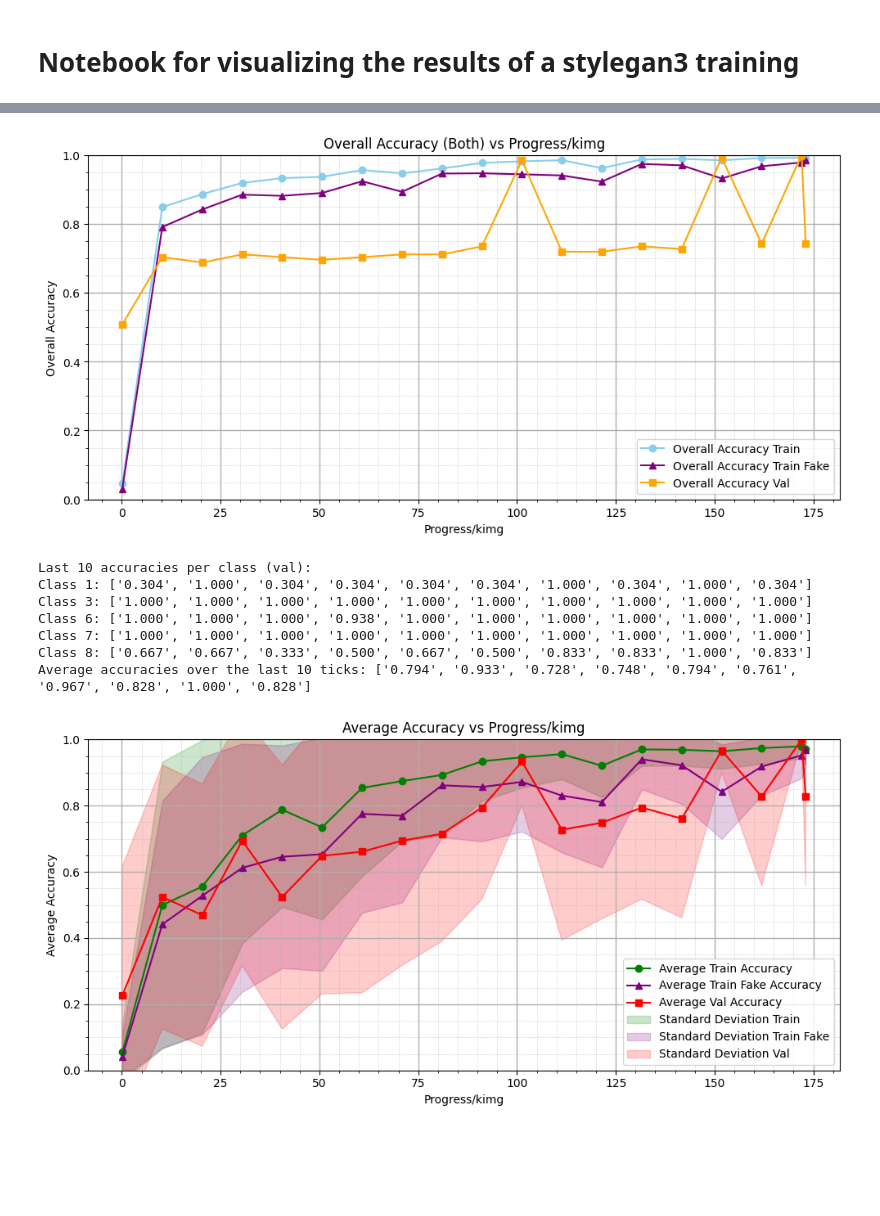
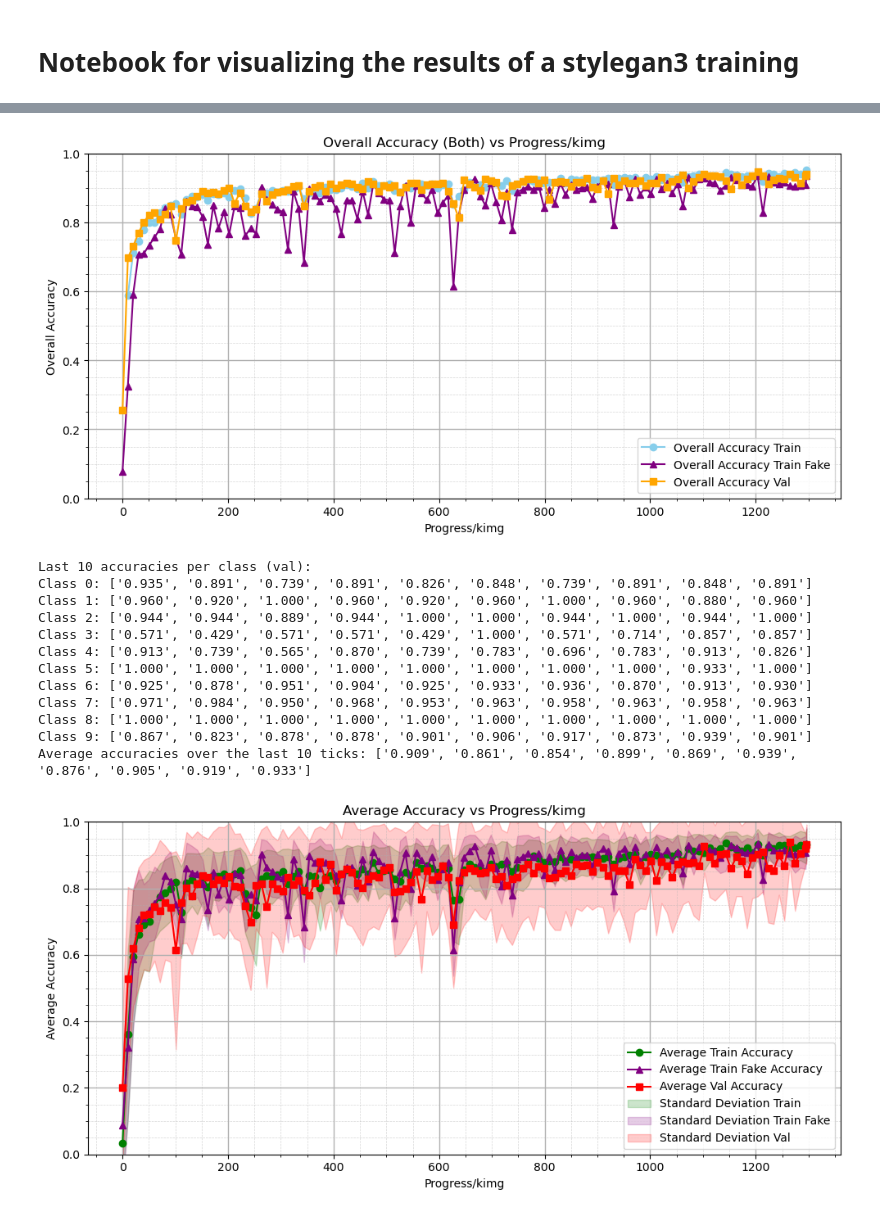
Before and after one commit to antongomez/Conditional-StyleGAN3, a Jupyter notebook: visualize.ipynb, the cells around one changed output, grey strips where cells are left out. Saved outputs shown, nothing was run; the diff lists cells and outputs as text; code cells hidden in the pictures; blank space fills up the shorter version.

```diff
--- a/visualize.ipynb
+++ b/visualize.ipynb
@@ -3,13 +3,17 @@
 # %%
 import os
 
-dataset_name = f"ulla"
+dataset_name = f"oitaven"
+
+experiment_number = 0
 seed = 42
+gpus = 2
+batch = 128
 
 dataset_file = dataset_name + "_train" + (f"_{seed}" if seed is not None else "")
 
 results_dir = f"training-runs/{dataset_file.upper()}"
-experiment_name = f"00002-stylegan3-t-{dataset_file}-gpus2-batch128-gamma0.125"
+experiment_name = f"000{experiment_number:0>2}-stylegan3-t-{dataset_file}-gpus{gpus}-batch{batch}-gamma0.125"
 
 file_name = "stats.jsonl"
 training_options_file_name = "training_options.json"
@@ -39,0 +57,5 @@ from visualization_utils import read_jsonl, extract_metrics, extract_classificat
+# %%
+adversarial_starting_tick = compute_adversarial_starting_tick(
+    os.path.join(results_dir, experiment_name, training_options_file_name)
+)
+print(f"Adversarial Starting Tick: {adversarial_starting_tick}")
@@ -112,28 +155,35 @@ plot_accuracies(
     plot_type="overall",
     dataset="both",
     include_fake=True,
+    start_tick=adversarial_starting_tick,
 )
 # %% [output]
-[figure, old version]
+[figure, new version]
 # %%
 print_accuracies_per_class(metrics, class_labels, last_ticks=10, data_type="val")
 plot_accuracies(
     metrics,
     class_labels=class_labels,
     plot_std_in_avg_accuracy=True,
     plot_type="average",
     dataset="both",
     include_fake=True,
+    start_tick=adversarial_starting_tick,
 )
 # %% [output]
 Last 10 accuracies per class (val):
-Class 1: ['0.304', '1.000', '0.304', '0.304', '0.304', '0.304', '1.000', '0.304', '1.000', '0.304']
-Class 3: ['1.000', '1.000', '1.000', '1.000', '1.000', '1.000', '1.000', '1.000', '1.000', '1.000']
-Class 6: ['1.000', '1.000', '1.000', '0.938', '1.000', '1.000', '1.000', '1.000', '1.000', '1.000']
-Class 7: ['1.000', '1.000', '1.000', '1.000', '1.000', '1.000', '1.000', '1.000', '1.000', '1.000']
-Class 8: ['0.667', '0.667', '0.333', '0.500', '0.667', '0.500', '0.833', '0.833', '1.000', '0.833']
-Average accuracies over the last 10 ticks: ['0.794', '0.933', '0.728', '0.748', '0.794', '0.761', '0.967', '0.828', '1.000', '0.828']
+Class 0: ['0.935', '0.891', '0.739', '0.891', '0.826', '0.848', '0.739', '0.891', '0.848', '0.891']
+Class 1: ['0.960', '0.920', '1.000', '0.960', '0.920', '0.960', '1.000', '0.960', '0.880', '0.960']
+Class 2: ['0.944', '0.944', '0.889', '0.944', '1.000', '1.000', '0.944', '1.000', '0.944', '1.000']
+Class 3: ['0.571', '0.429', '0.571', '0.571', '0.429', '1.000', '0.571', '0.714', '0.857', '0.857']
+Class 4: ['0.913', '0.739', '0.565', '0.870', '0.739', '0.783', '0.696', '0.783', '0.913', '0.826']
+Class 5: ['1.000', '1.000', '1.000', '1.000', '1.000', '1.000', '1.000', '1.000', '0.933', '1.000']
+Class 6: ['0.925', '0.878', '0.951', '0.904', '0.925', '0.933', '0.936', '0.870', '0.913', '0.930']
+Class 7: ['0.971', '0.984', '0.950', '0.968', '0.953', '0.963', '0.958', '0.963', '0.958', '0.963']
+Class 8: ['1.000', '1.000', '1.000', '1.000', '1.000', '1.000', '1.000', '1.000', '1.000', '1.000']
+Class 9: ['0.867', '0.823', '0.878', '0.878', '0.901', '0.906', '0.917', '0.873', '0.939', '0.901']
+Average accuracies over the last 10 ticks: ['0.909', '0.861', '0.854', '0.899', '0.869', '0.939', '0.876', '0.905', '0.919', '0.933']
-[figure, old version]
+[figure, new version]
 # %%
 plot_accuracies(
     metrics,
```
Also changed, not shown: parts of 14 cells of this notebook, 7 other files.
